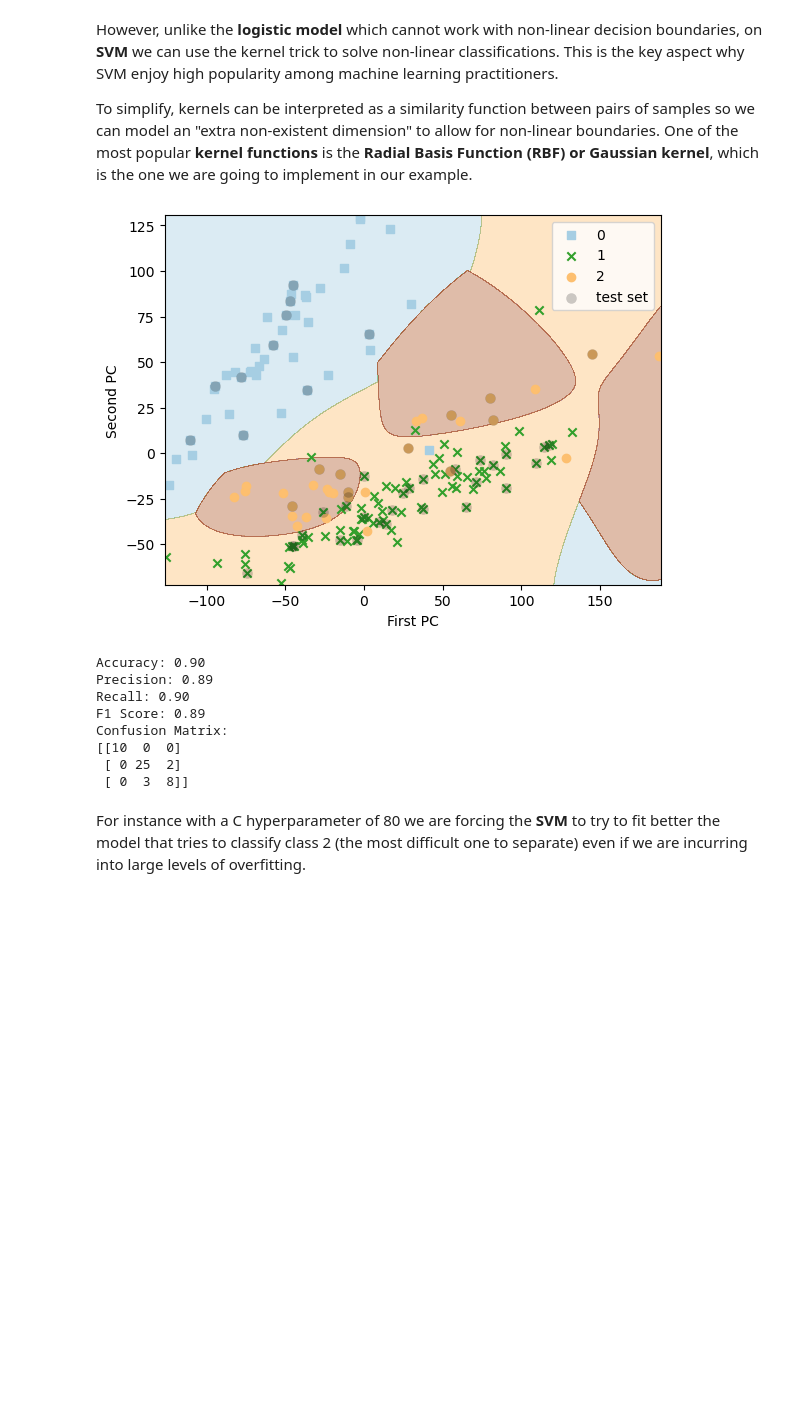
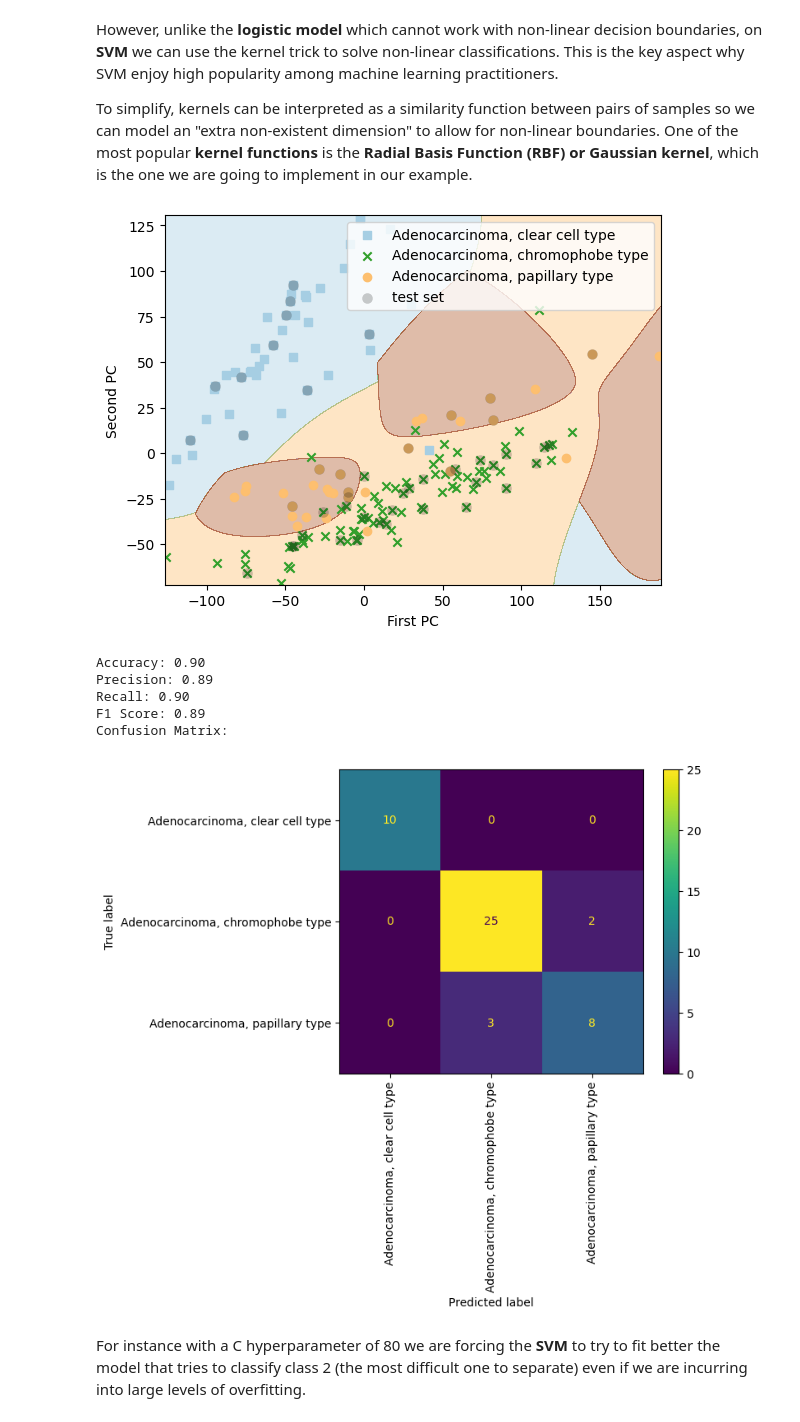
Before and after one commit to mirodriguezgal/MSc_Omics_Uvic_MachineLearning, a Jupyter notebook: 4_Basic_Supervised_Classification.ipynb, the cells around one changed output. Drawn from its saved outputs; the diff is of its cells as text; code cells hidden in the pictures; blank space fills up the shorter version.

```diff
--- a/4_Basic_Supervised_Classification.ipynb
+++ b/4_Basic_Supervised_Classification.ipynb
@@ -226,7 +218,7 @@ Perceptron(eta0=0.1, random_state=42)
 # %% [markdown]
 The model is already trained with the training dataset, but before plotting the results on the test dataset we can define a function to conviniently visualize the decision boundary regions that arise from training the perceptron or other classifier models that we will see on this session.
 # %%
-def plot_decision_regions(X, y, classifier, resolution, test_idx=None):
+def plot_decision_regions(X, y, classifier, resolution, test_idx=None, labels=None):
 
     # setup marker generator and color map
     markers = ('s', 'x', 'o', '^', 'v')
@@ -236,6 +228,7 @@ def plot_decision_regions(X, y, classifier, resolution, test_idx=None):
     x1_min, x1_max = X[:, 0].min() - 1, X[:, 0].max() + 1
     x2_min, x2_max = X[:, 1].min() - 1, X[:, 1].max() + 1
     xx1, xx2 = np.meshgrid(np.arange(x1_min, x1_max, resolution), np.arange(x2_min, x2_max, resolution))
+
     Z = classifier.predict(np.array([xx1.ravel(), xx2.ravel()]).T)
     Z = Z.reshape(xx1.shape)
     plt.contourf(xx1, xx2, Z, alpha=0.4, cmap=cmap)
@@ -245,7 +238,7 @@ def plot_decision_regions(X, y, classifier, resolution, test_idx=None):
     # plot class samples
     for idx, cl in enumerate(np.unique(y)):
         plt.scatter(x=X[y == cl, 0], y=X[y == cl, 1], alpha=1, c=cmap(idx),
-                    marker=markers[idx], label=cl)
+                    marker=markers[idx], label=labels[idx])
 
     # highlight test samples
     if test_idx.any():
@@ -274,9 +270,9 @@ plt.show()
 # %% [markdown]
 Since the two classes can be separated linearly, the perceptron works well on the classification task. This is reflected on the performance metrics.
 # %%
-from sklearn.metrics import accuracy_score, precision_score, recall_score, f1_score, confusion_matrix
+from sklearn.metrics import accuracy_score, precision_score, recall_score, f1_score, ConfusionMatrixDisplay
 
-def compute_evaluation_metrics(model, X_test, y_test):
+def compute_evaluation_metrics(model, X_test, y_test, labels):
     y_pred = model.predict(X_test)
 
     # Accuracy
@@ -302,12 +298,11 @@ def compute_evaluation_metrics(model, X_test, y_test):
         print(f'F1 Score: {f1:.2f}')
 
     # Confusion Matrix
-    conf_matrix = confusion_matrix(y_test, y_pred)
     print('Confusion Matrix:')
-    print(conf_matrix)
+    disp = ConfusionMatrixDisplay.from_estimator(model, X_test, y_test, display_labels=labels, xticks_rotation='vertical')
 
 
-compute_evaluation_metrics(ppn, X_test, y_test)
+compute_evaluation_metrics(ppn, X_test, y_test, unique_labels)
 # %% [output]
 Accuracy: 1.00
 Precision: 1.00
@@ -345,8 +339,8 @@ print(kidney_pca2D.explained_variance_ratio_)
 [0.18593706 0.09709004]
 # %%
 # Get the tumor type for each sample (each column)
-labels = kidney_expression_df.columns.map(subtype_tumortype_dict)
-kidney_label_integers = plot_PCA_withlabels(kidney_proj_data, labels, 'Kidney_PCA.png')
+labels_kidney = kidney_expression_df.columns.map(subtype_tumortype_dict)
+kidney_label_integers = plot_PCA_withlabels(kidney_proj_data, labels_kidney, 'Kidney_PCA.png')
 # %% [output]
 [figure]
 # %%
@@ -603,10 +592,13 @@ X = pd.DataFrame(kidney_proj_data)
 # Split the data into training and testing sets
 X_train, X_test, y_train, y_test = train_test_split(X, y, test_size=0.3, random_state=42)
 
+# The names of the classes, not encoded as 0s, 1s and 2s for plot purposes
+unique_labels = list(labels_kidney.unique())
+
 svm = SVC(kernel='linear', C=1.0, random_state=42)
 svm.fit(X_train, y_train)
 
-plot_decision_regions(X.to_numpy(), y[0].to_numpy(), svm, 0.1, X_test.index.to_numpy())
+plot_decision_regions(X.to_numpy(), y[0].to_numpy(), svm, 0.1, X_test.index.to_numpy(), unique_labels)
 plt.xlabel('First PC')
 plt.ylabel('Second PC')
 plt.legend(loc='upper right')
@@ -616,5 +608,5 @@ plt.savefig(path.join('plots', 'SVM_linear_kidney.png'))
 plt.show()
 
 # We check the metrics in this case
-compute_evaluation_metrics(svm, X_test, y_test)
+compute_evaluation_metrics(svm, X_test, y_test, unique_labels)
 # %% [output]
@@ -632,41 +622,30 @@ However, unlike the **logistic model** which cannot work with non-linear decisio
 
 To simplify, kernels can be interpreted as a similarity function between pairs of samples so we can model an "extra non-existent dimension" to allow for non-linear boundaries. One of the most popular **kernel functions** is the **Radial Basis Function (RBF) or Gaussian kernel**, which is the one we are going to implement in our example.
 # %%
-# Define the dependent and independent variables
-## The labels are the two types of kidney cancers we want to separate, encoded as 0s, 1s and 2s.
-y = pd.DataFrame(kidney_label_integers)
-## The two features are the two first PC, already on the 2D numpy array format (columns are the PC)
-X = pd.DataFrame(kidney_proj_data)
-
-# Split the data into training and testing sets
-X_train, X_test, y_train, y_test = train_test_split(X, y, test_size=0.3, random_state=42)
-
 # Now let's simply change the kernel from linear to rbf
 # We will also play with the C parameter to try to fit the data
 svm = SVC(kernel='rbf', C=80, random_state=42)
 svm.fit(X_train, y_train)
 
-plot_decision_regions(X.to_numpy(), y[0].to_numpy(), svm, 0.1, X_test.index.to_numpy())
+plot_decision_regions(X.to_numpy(), y[0].to_numpy(), svm, 0.1, X_test.index.to_numpy(), unique_labels)
 plt.xlabel('First PC')
 plt.ylabel('Second PC')
 plt.legend(loc='upper right')
 
 # Save image
 plt.savefig(path.join('plots', 'SVM_rbf_kidney.png'))
 plt.show()
 
 # We check the metrics in this case
-compute_evaluation_metrics(svm, X_test, y_test)
+compute_evaluation_metrics(svm, X_test, y_test, unique_labels)
 # %% [output]
-[figure, old version]
+[figure, new version]
 Accuracy: 0.90
 Precision: 0.89
 Recall: 0.90
 F1 Score: 0.89
 Confusion Matrix:
-[[10  0  0]
- [ 0 25  2]
- [ 0  3  8]]
+[figure, added]
 # %% [markdown]
 For instance with a C hyperparameter of 80 we are forcing the **SVM** to try to fit better the model that tries to classify class 2 (the most difficult one to separate) even if we are incurring into large levels of overfitting.
 # %% [markdown]
```
Also changed, not shown: parts of 24 cells of this notebook, 5 other files.
